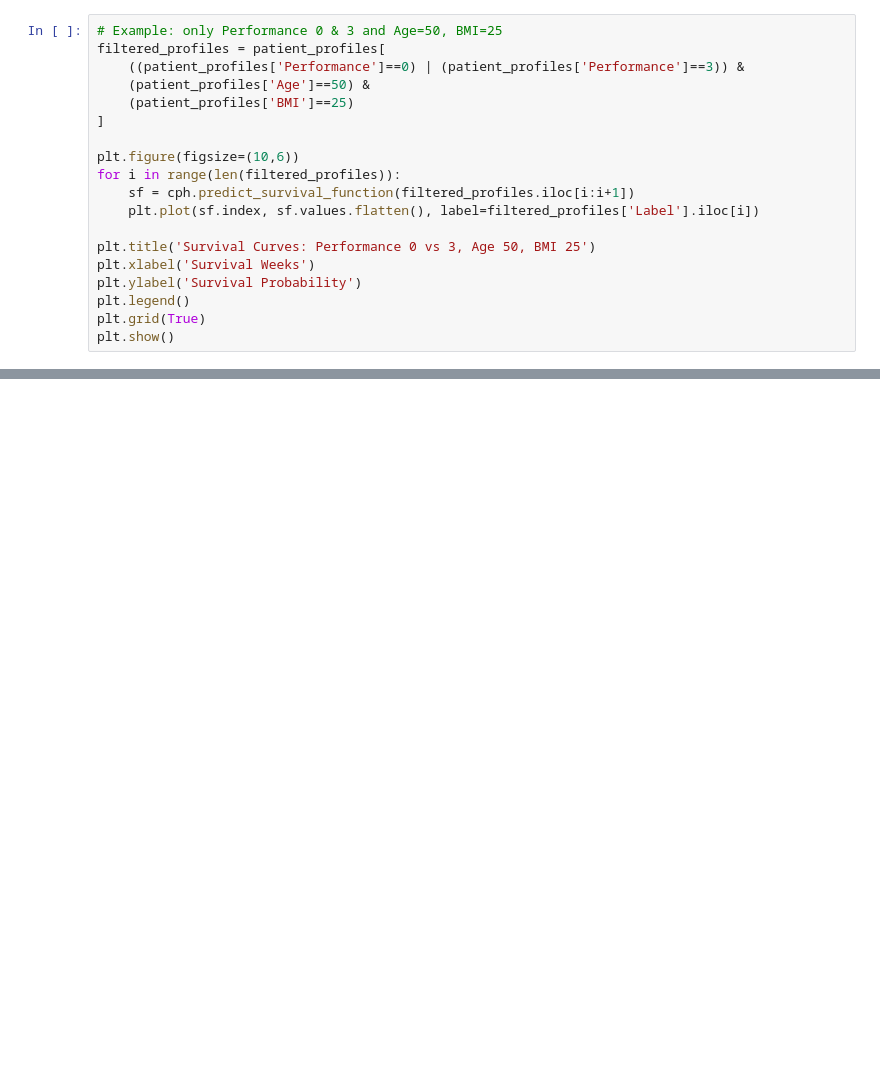
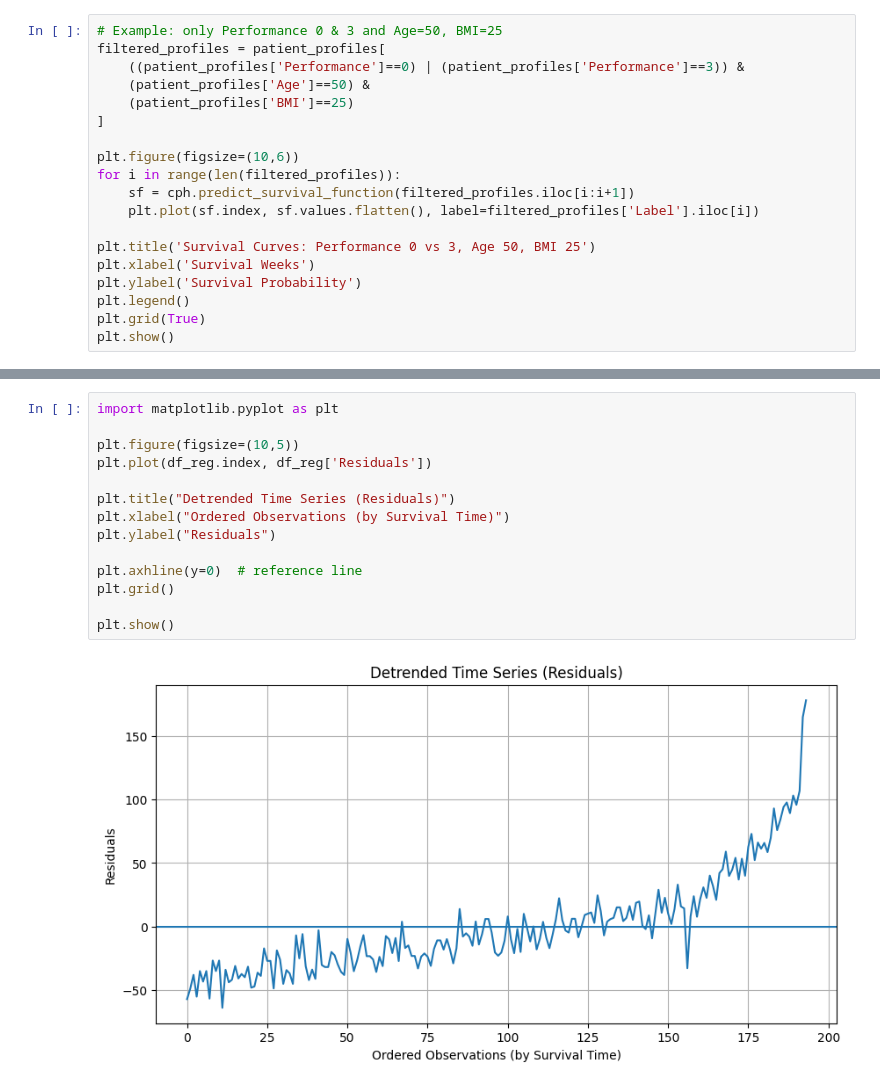
Before and after one commit to Parasshirishvaidya/TimeSeries-Based-BrainTumor-Survival, a Jupyter notebook: notebooks/Tumor_Growth_Modelling_.ipynb, the cells around one changed output, grey strips where cells are left out. Drawn from its saved outputs; the diff is of its cells as text; blank space fills up the shorter version.

```diff
--- a/notebooks/Tumor_Growth_Modelling_.ipynb
+++ b/notebooks/Tumor_Growth_Modelling_.ipynb
@@ -500,0 +813,16 @@ plt.show()
+# %%
+import matplotlib.pyplot as plt
+
+plt.figure(figsize=(10,5))
+plt.plot(df_reg.index, df_reg['Residuals'])
+
+plt.title("Detrended Time Series (Residuals)")
+plt.xlabel("Ordered Observations (by Survival Time)")
+plt.ylabel("Residuals")
+
+plt.axhline(y=0)  # reference line
+plt.grid()
+
+plt.show()
+# %% [output]
+[figure, added]
```
Also changed, not shown: parts of 33 cells of this notebook.
